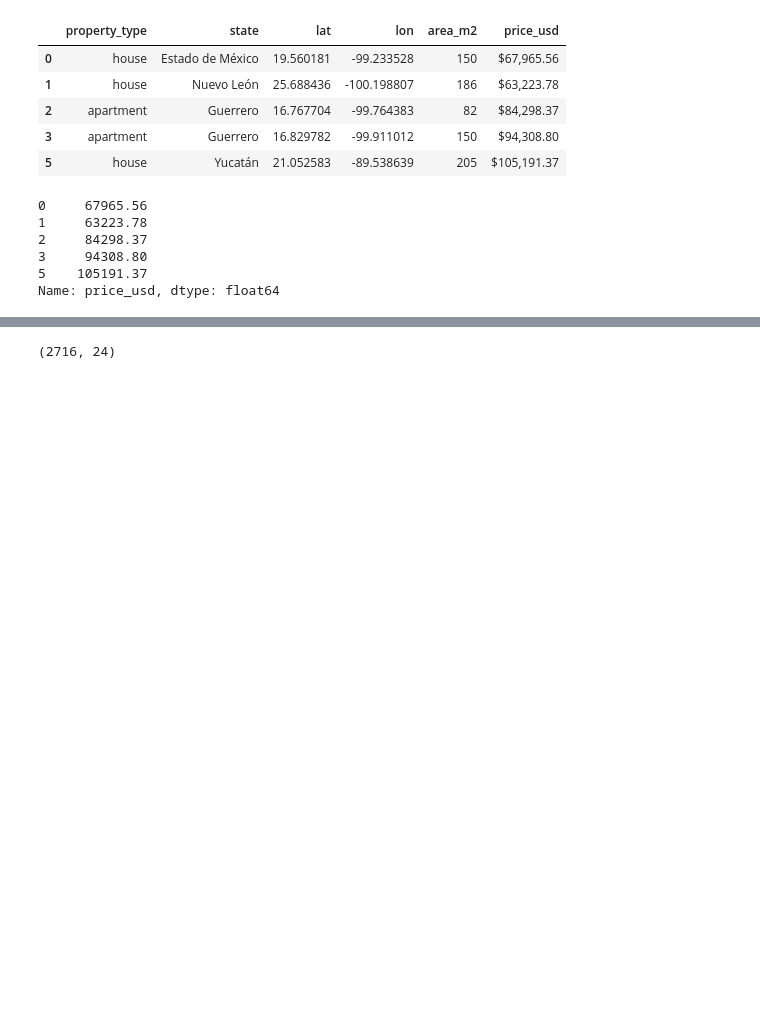
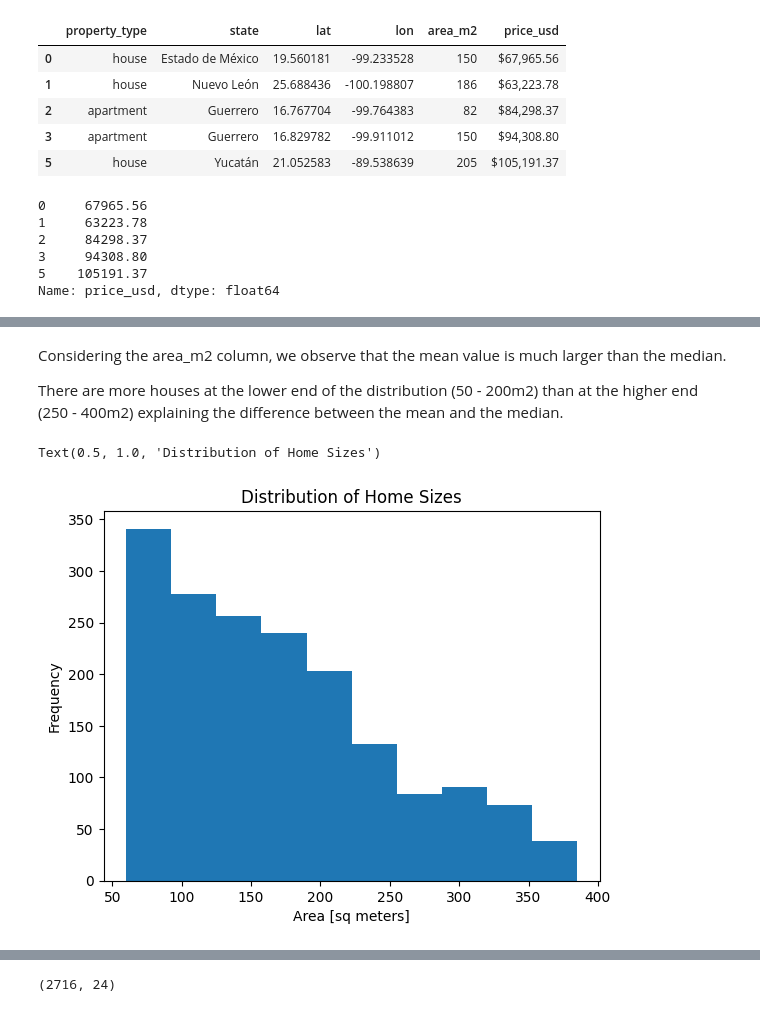
Before and after one commit to justmexmehak/HousingPrices, a Jupyter notebook: HousingPrices.ipynb, the cells around one changed output, grey strips where cells are left out. Saved outputs shown, nothing was run; the diff lists cells and outputs as text; code cells hidden in the pictures; blank space fills up the shorter version.

```diff
--- a/HousingPrices.ipynb
+++ b/HousingPrices.ipynb
@@ -101,0 +128,8 @@ I'm changing to see whether github mantains copy
+# %%
+df2.dropna(inplace=True)
+# 19 pesos : 1 Dollar (rate in 2014)
+df2['price_usd'] = (df2['price_mxn'] / 19).round(2)
+df2.drop(columns = ["price_mxn"], inplace = True)
+
+df2.info()
+df2.head()
@@ -101,0 +184,5 @@ I'm changing to see whether github mantains copy
+# %%
+df3.dropna(inplace=True)
+df3[["lat", "lon"]] = df3["lat-lon"].str.split(',', expand=True)
+df3.info()
+df3.head()
@@ -101,0 +210,6 @@ I'm changing to see whether github mantains copy
+# %%
+df3['state'] = df3['place_with_parent_names'].str.split('|', expand=True)[2]
+df3.drop(columns = ['place_with_parent_names', 'lat-lon'], inplace=True)
+
+df3.info()
+df3.head()
@@ -101,0 +236,6 @@ I'm changing to see whether github mantains copy
+# %%
+# Concatenating Data Frames
+
+df = pd.concat([df1, df2, df3])
+df.shape
+df.head()
@@ -101,0 +315,15 @@ I'm changing to see whether github mantains copy
+# %% [markdown]
+Considering the area_m2 column, we observe that the mean value is much larger than the median.
+
+There are more houses at the lower end of the distribution (50 - 200m2) than at the higher end (250 - 400m2) explaining the difference between the mean and the median.
+# %%
+# creating a histogram for area_m2
+
+plt.hist(df["area_m2"])
+
+plt.xlabel("Area [sq meters]")
+plt.ylabel("Frequency")
+plt.title("Distribution of Home Sizes")
+# %% [output]
+Text(0.5, 1.0, 'Distribution of Home Sizes')
+[figure, added]
```
Also changed, not shown: parts of 137 cells of this notebook.
